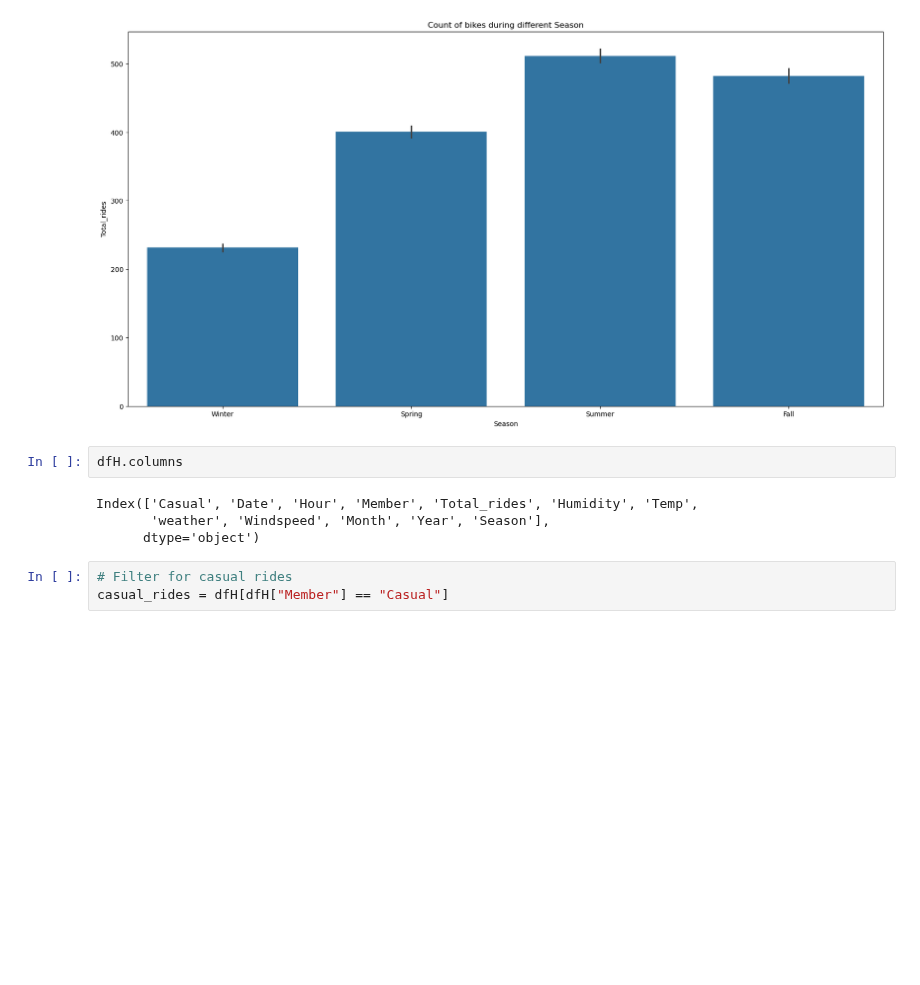
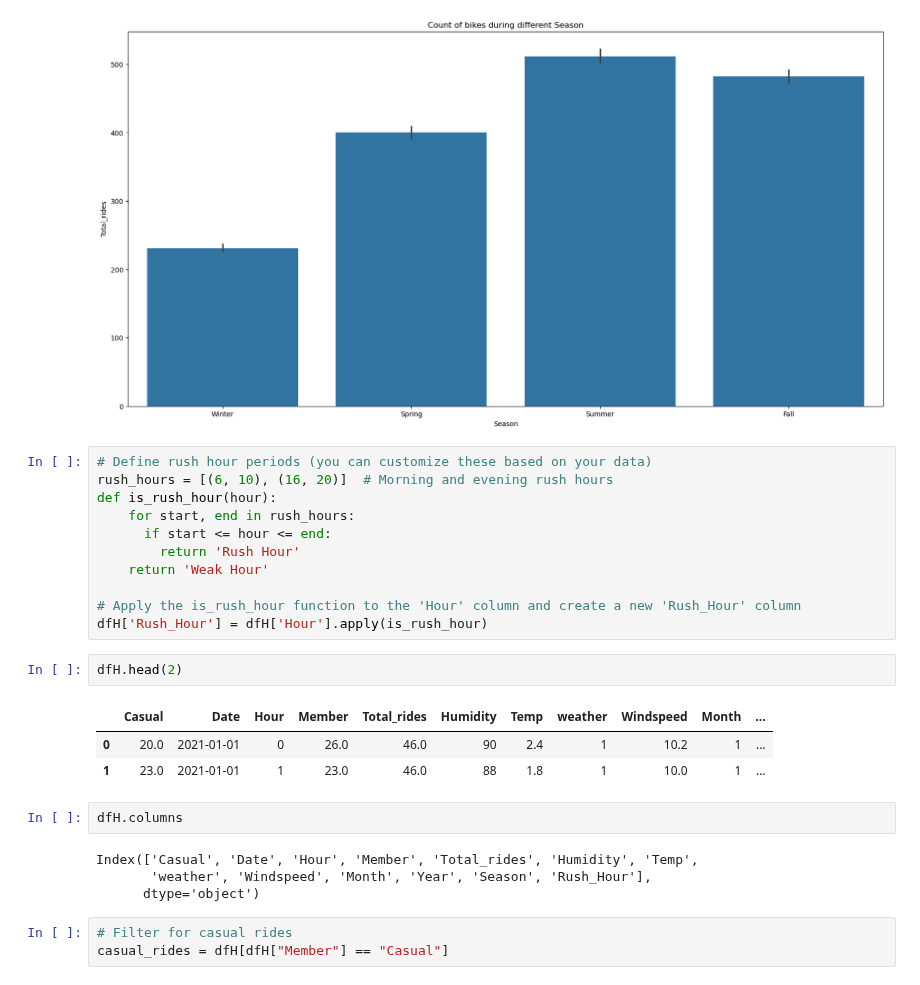
Before and after one commit to Sudha25a/Bike-project-3, a Jupyter notebook: Bike project Hour.ipynb, the cells around one changed output. Drawn from its saved outputs; the diff is of its cells as text; blank space fills up the shorter version.

```diff
--- a/Bike project Hour.ipynb
+++ b/Bike project Hour.ipynb
@@ -227,11 +227,28 @@ ax.set(title='Count of bikes during different Season')
 # %% [output]
 [Text(0.5, 1.0, 'Count of bikes during different Season')]
 [figure]
+# %%
+# Define rush hour periods (you can customize these based on your data)
+rush_hours = [(6, 10), (16, 20)]  # Morning and evening rush hours
+def is_rush_hour(hour):
+    for start, end in rush_hours:
+      if start <= hour <= end:
+        return 'Rush Hour'
+    return 'Weak Hour'
+
+# Apply the is_rush_hour function to the 'Hour' column and create a new 'Rush_Hour' column
+dfH['Rush_Hour'] = dfH['Hour'].apply(is_rush_hour)
+# %%
+dfH.head(2)
+# %% [output]
+|  | Casual | Date | Hour | Member | Total_rides | Humidity | Temp | weather | Windspeed | Month | ... |
+| 0 | 20.0 | 2021-01-01 | 0 | 26.0 | 46.0 | 90 | 2.4 | 1 | 10.2 | 1 | ... |
+| 1 | 23.0 | 2021-01-01 | 1 | 23.0 | 46.0 | 88 | 1.8 | 1 | 10.0 | 1 | ... |
 # %%
 dfH.columns
 # %% [output]
 Index(['Casual', 'Date', 'Hour', 'Member', 'Total_rides', 'Humidity', 'Temp',
-       'weather', 'Windspeed', 'Month', 'Year', 'Season'],
+       'weather', 'Windspeed', 'Month', 'Year', 'Season', 'Rush_Hour'],
       dtype='object')
 # %%
 # Filter for casual rides
```
Also changed, not shown: parts of 1 cell of this notebook.
